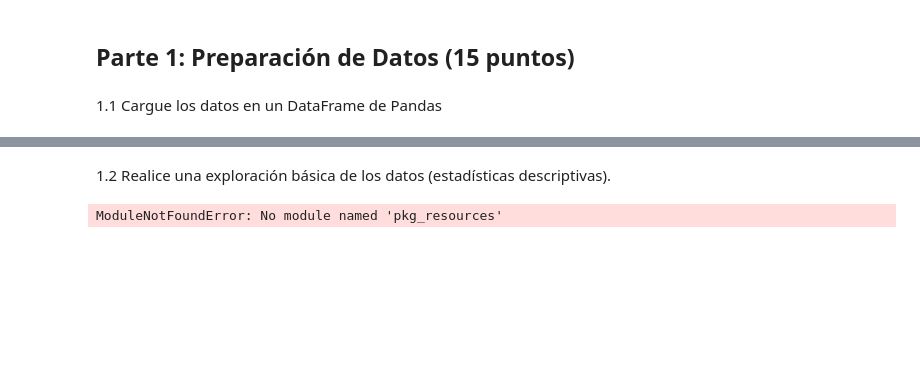
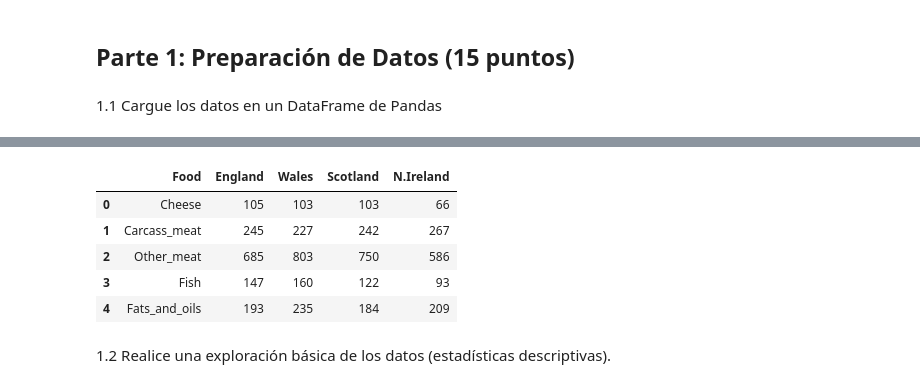
Before and after one commit to jazurdia/lab5-DS, a Jupyter notebook: lab.ipynb, the cells around one changed output, grey strips where cells are left out. Drawn from its saved outputs; the diff is of its cells as text; code cells hidden in the pictures; blank space fills up the shorter version.

```diff
--- a/lab.ipynb
+++ b/lab.ipynb
@@ -34,11 +11,20 @@ df
+# %%
+df = pd.read_csv('UK_foods.csv')
+df.rename(columns={'Unnamed: 0': 'Food'}, inplace=True)
+df.head()
+# %% [output]
+|  | Food | England | Wales | Scotland | N.Ireland |
+| 0 | Cheese | 105 | 103 | 103 | 66 |
+| 1 | Carcass_meat | 245 | 227 | 242 | 267 |
+| 2 | Other_meat | 685 | 803 | 750 | 586 |
+| 3 | Fish | 147 | 160 | 122 | 93 |
+| 4 | Fats_and_oils | 193 | 235 | 184 | 209 |
 # %% [markdown]
 1.2 Realice una exploración básica de los datos (estadísticas descriptivas).
 # %%
-from ydata_profiling import ProfileReport
-profile = ProfileReport(df, title='Food', explorative=True)
-profile
+# from ydata_profiling import ProfileReport
+# profile = ProfileReport(df, title='Food', explorative=True)
+# profile
-# %% [output]
-ModuleNotFoundError: No module named 'pkg_resources'
 # %%
 from sklearn.preprocessing import MinMaxScaler
 foods = df['Food']
```
Also changed, not shown: parts of 13 cells of this notebook.
